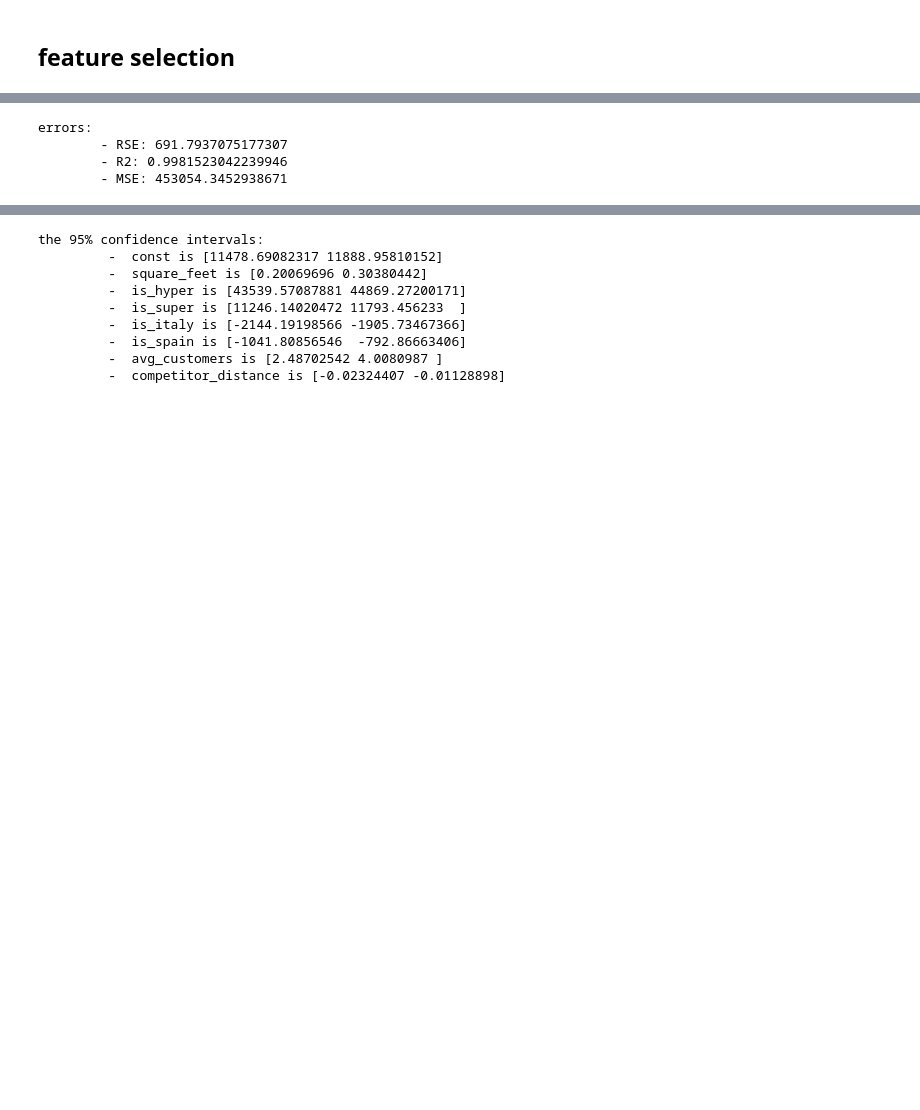
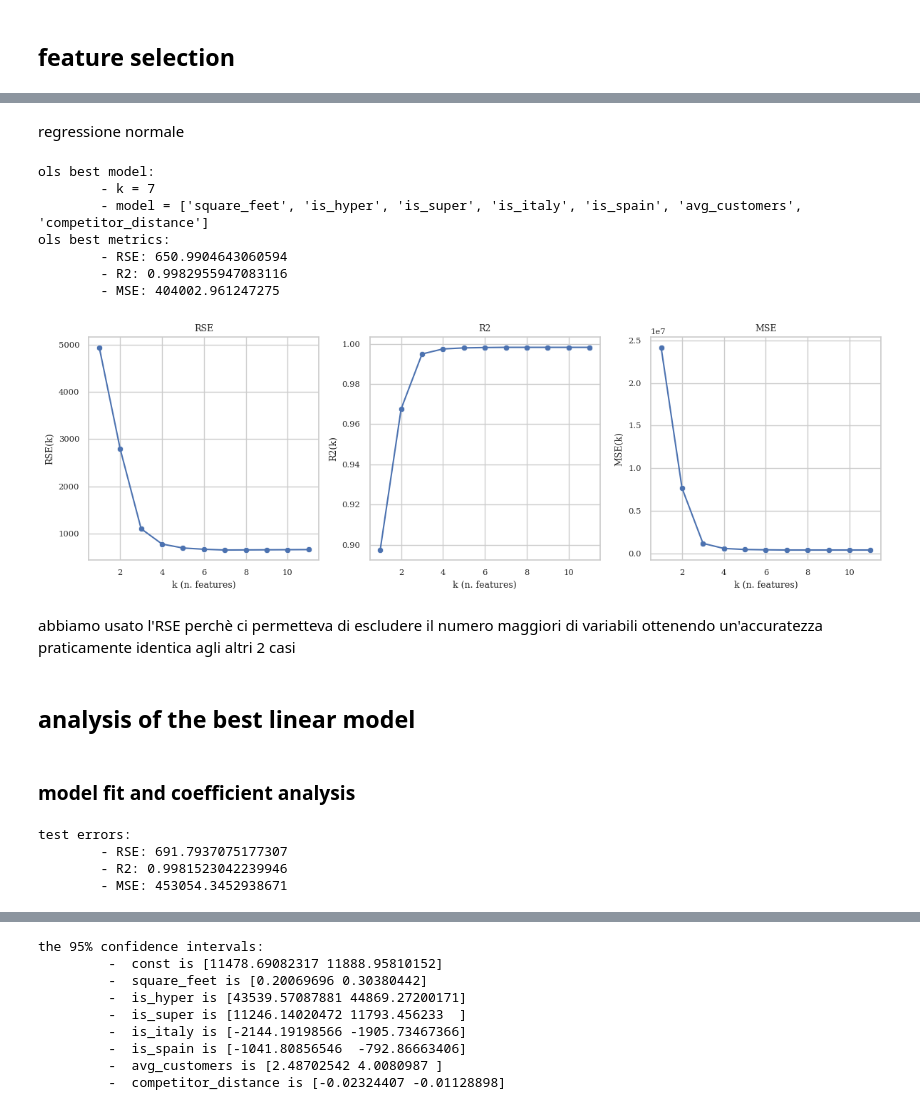
Before and after one commit to caporali/statistical_machine_learning_project, a Jupyter notebook: project_sml.ipynb, the cells around one changed output, grey strips where cells are left out. Saved outputs shown, nothing was run; the diff lists cells and outputs as text; code cells hidden in the pictures; blank space fills up the shorter version.

```diff
--- a/project_sml.ipynb
+++ b/project_sml.ipynb
@@ -815,3 +821,38 @@ best metrics:
+# %% [markdown]
+regressione normale
+# %%
+# model
+model_name = "ols best"
+
+# load the dataset
+X = merged_df.loc[:, merged_df.columns != "sales_amount"]
+y = merged_df["sales_amount"]
+
+# calculate and display the results
+criteria = "RSE"
+training_method = "OLS"
+all_best_features, all_best_metrics = forward_selection_v2(training_method, X, y, criteria)
+best_features, best_metrics = report_best_parameters(all_best_features, all_best_metrics, criteria, model_name)
+plot_metrics(all_best_metrics)
+
+# store cv errors
+cv_errors = pd.DataFrame([best_metrics])
+cv_errors = cv_errors.rename(index = {0: model_name})
+# %% [output]
+ols best model:
+        - k = 7
+        - model = ['square_feet', 'is_hyper', 'is_super', 'is_italy', 'is_spain', 'avg_customers', 'competitor_distance']
+ols best metrics:
+        - RSE: 650.9904643060594
+        - R2: 0.9982955947083116
+        - MSE: 404002.961247275
+[figure, added]
+# %% [markdown]
+abbiamo usato l'RSE perchè ci permetteva di escludere il numero maggiori di variabili ottenendo un'accuratezza praticamente identica agli altri 2 casi
+# %% [markdown]
+## analysis of the best linear model
+# %% [markdown]
+### model fit and coefficient analysis
 # %%
 # split in train and test
 X = merged_df[best_features]
@@ -826,9 +867,9 @@ model = sm.OLS(y_train, X_train_with_intercept).fit()
 # model accuracy (RSE, R2 and MSE)
 y_pred = model.predict(X_test_with_intercept)
 RSE, R2, MSE = calculate_metrics(y_test, y_pred, p = X_train.shape[1])
-print("errors:\n\t- RSE:", RSE, "\n\t- R2:", R2, "\n\t- MSE:", MSE)
+print("test errors:\n\t- RSE:", RSE, "\n\t- R2:", R2, "\n\t- MSE:", MSE)
 # %% [output]
-errors:
+test errors:
         - RSE: 691.7937075177307
         - R2: 0.9981523042239946
         - MSE: 453054.3452938671
```
Also changed, not shown: parts of 64 cells of this notebook.
